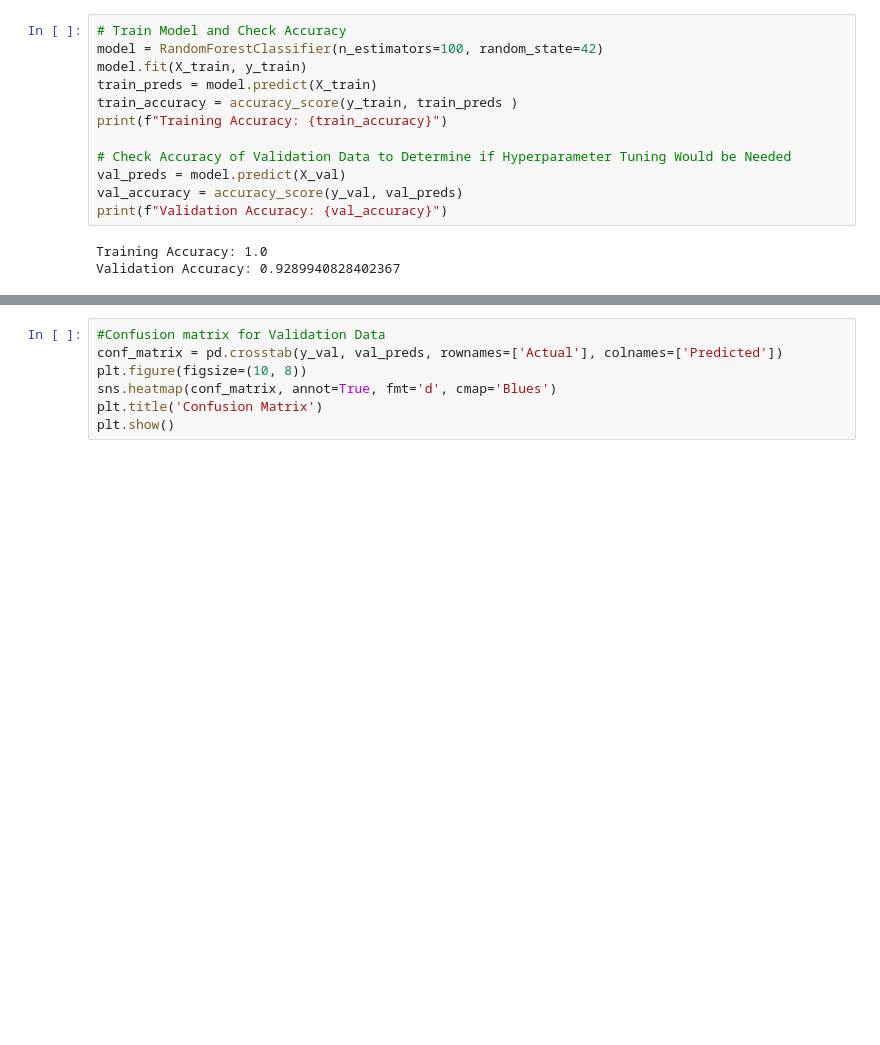
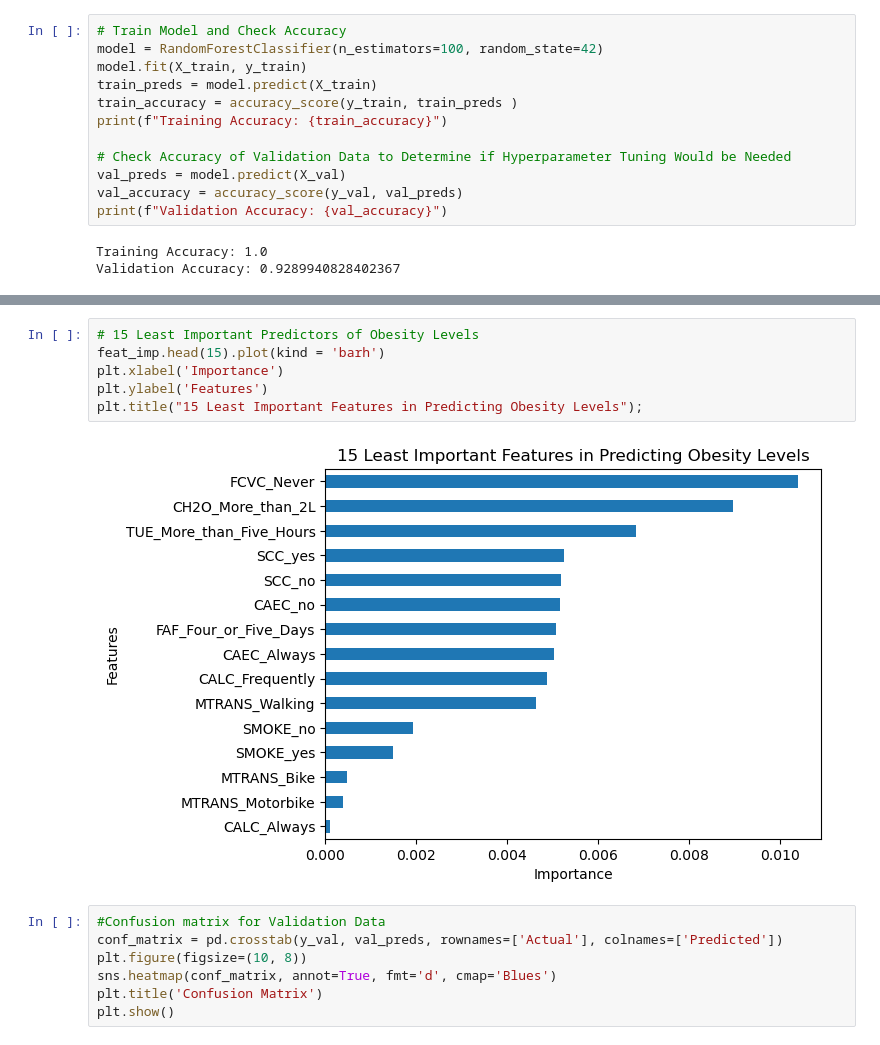
Before and after one commit to jibbs1703/Multiclass-Obesity-Level-Prediction, a Jupyter notebook: Predicting_Obesity.ipynb, the cells around one changed output, grey strips where cells are left out. Cells and saved outputs as stored; diff of their text form; blank space fills up the shorter version.

```diff
--- a/Predicting_Obesity.ipynb
+++ b/Predicting_Obesity.ipynb
@@ -202,3 +202,11 @@ array([9.06587257e-02, 1.03707504e-01, 2.63071762e-01, 3.94767114e-02,
+# %%
+# 15 Least Important Predictors of Obesity Levels
+feat_imp.head(15).plot(kind = 'barh')
+plt.xlabel('Importance')
+plt.ylabel('Features')
+plt.title("15 Least Important Features in Predicting Obesity Levels");
+# %% [output]
+[figure, added]
 # %%
 #Confusion matrix for Validation Data
 conf_matrix = pd.crosstab(y_val, val_preds, rownames=['Actual'], colnames=['Predicted'])
```
Also changed, not shown: parts of 3 cells of this notebook, 2 other files.
